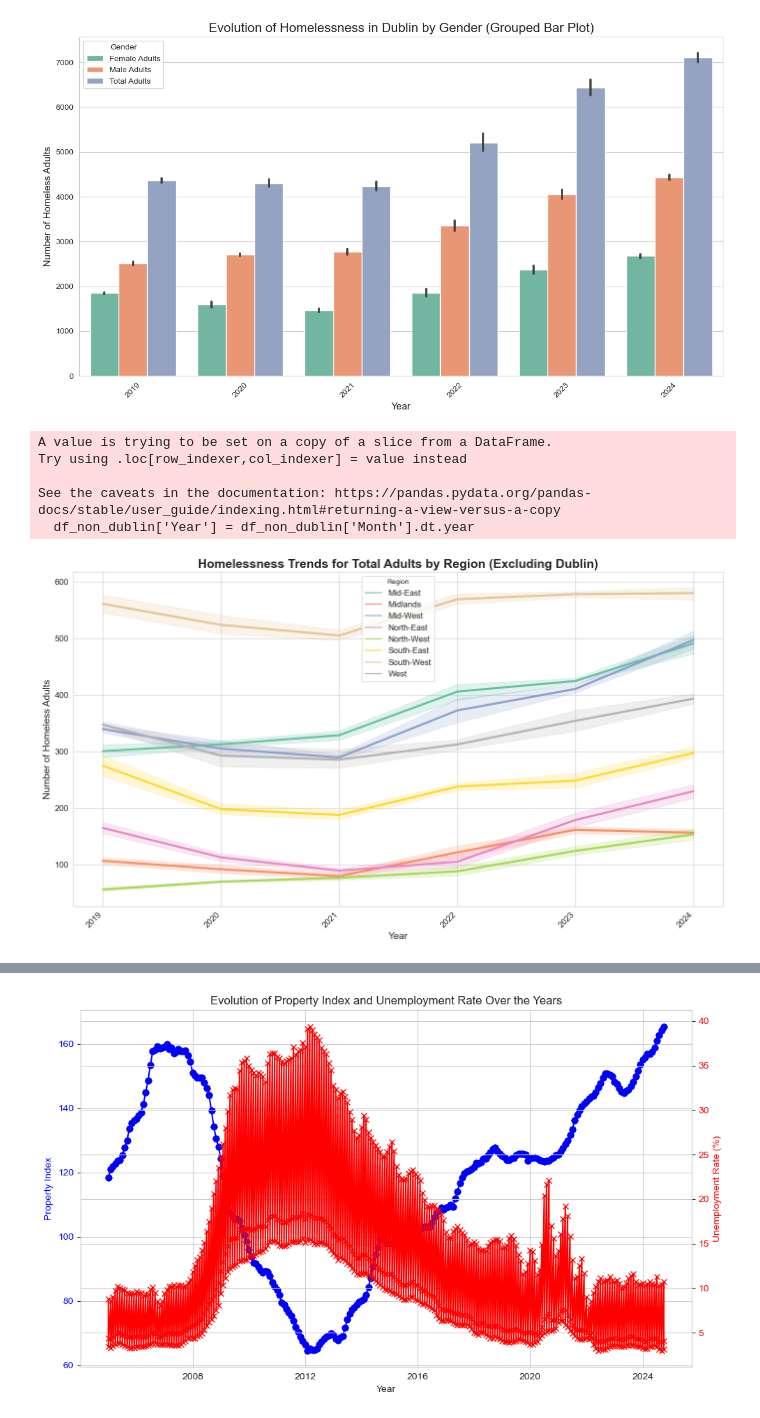
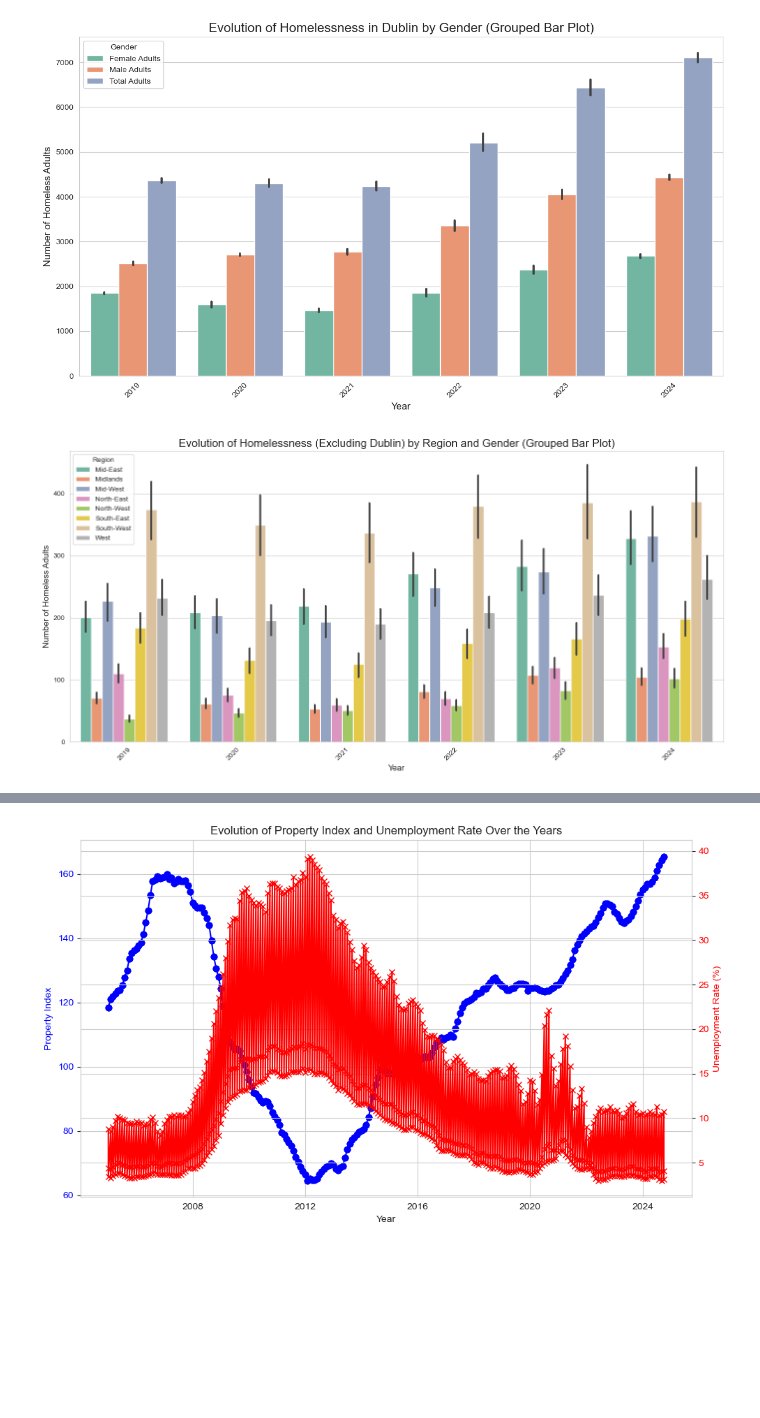
Before and after one commit to RobAstur/Programming-for-data-analytics, a Jupyter notebook: Project/project_version2.ipynb, the cells around one changed output, grey strips where cells are left out. Cells and saved outputs as stored; diff of their text form; code cells hidden in the pictures; blank space fills up the shorter version.

Commit message:
Work in read me and remove some plots

```diff
--- a/Project/project_version2.ipynb
+++ b/Project/project_version2.ipynb
@@ -336,57 +336,29 @@ plt.show()
 # %% [output]
 [figure]
 # %%
-# Filter data to exclude Dublin
-df_non_dublin = total_2019_2024[total_2019_2024['Region'] != 'Dublin']
 
-# Extract the year from the 'Month' column
+df_non_dublin = total_2019_2024[total_2019_2024['Region'] != 'Dublin'].copy()
+
+# Extract year from 'Month' column
 df_non_dublin['Year'] = df_non_dublin['Month'].dt.year
 
-# Reshape the data into long format, focusing only on 'Total Adults'
-df_melted_non_dublin = pd.melt(
-    df_non_dublin,
-    id_vars=['Year', 'Region'],
-    value_vars=['Total Adults'],
-    var_name='Category',
-    value_name='Homelessness Count'
-)
+# Melt the data to long format
+df_melted_non_dublin = pd.melt(df_non_dublin, id_vars=['Year', 'Region'],
+                               value_vars=['Female Adults', 'Male Adults', 'Total Adults'],
+                               var_name='Gender', value_name='Homelessness Count')
 
-# Set the plot size and style
-plt.figure(figsize=(14, 8))
-sns.set_style("whitegrid")
+# Create the grouped bar plot, split by region
+plt.figure(figsize=(14, 7))
+sns.barplot(data=df_melted_non_dublin, x='Year', y='Homelessness Count', hue='Region', palette="Set2")
 
-# Plot the evolution of homelessness
-sns.lineplot(
-    data=df_melted_non_dublin,
-    x='Year',
-    y='Homelessness Count',
-    hue='Region',
-    palette='Set2',
-    linewidth=3,
-    markers='o',
-    markerfacecolor='white',
-    markeredgewidth=2,
-)
-
-# Customize plot appearance
-plt.title(
-    'Homelessness Trends for Total Adults by Region (Excluding Dublin)',
-    fontsize=18,
-    weight='bold'
-)
-plt.xlabel('Year', fontsize=14)
-plt.ylabel('Number of Homeless Adults', fontsize=14)
-plt.xticks(rotation=45, ha='right', fontsize=12)
-plt.yticks(fontsize=12)
-plt.legend(title='Region', fontsize=12)
+# Customizing the plot
+plt.title('Evolution of Homelessness (Excluding Dublin) by Region and Gender (Grouped Bar Plot)', fontsize=16)
+plt.xlabel('Year', fontsize=12)
+plt.ylabel('Number of Homeless Adults', fontsize=12)
+plt.xticks(rotation=45)
 plt.tight_layout()
 
-# D
+# Show plot
 plt.show()
 # %% [output]
-A value is trying to be set on a copy of a slice from a DataFrame.
-Try using .loc[row_indexer,col_indexer] = value instead
-
-See the caveats in the documentation: https://pandas.pydata.org/pandas-docs/stable/user_guide/indexing.html#returning-a-view-versus-a-copy
-  df_non_dublin['Year'] = df_non_dublin['Month'].dt.year
-[figure, old version]
+[figure, new version]
```
Also changed, not shown: parts of 6 cells of this notebook, 1 other file.
